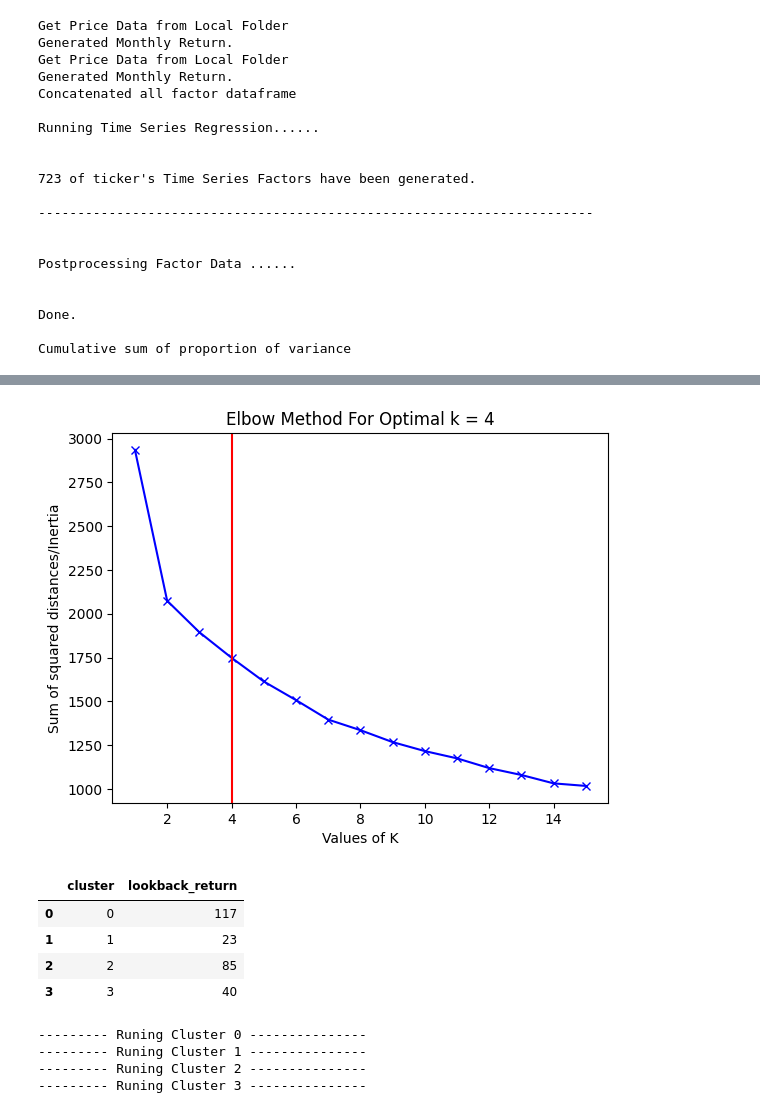
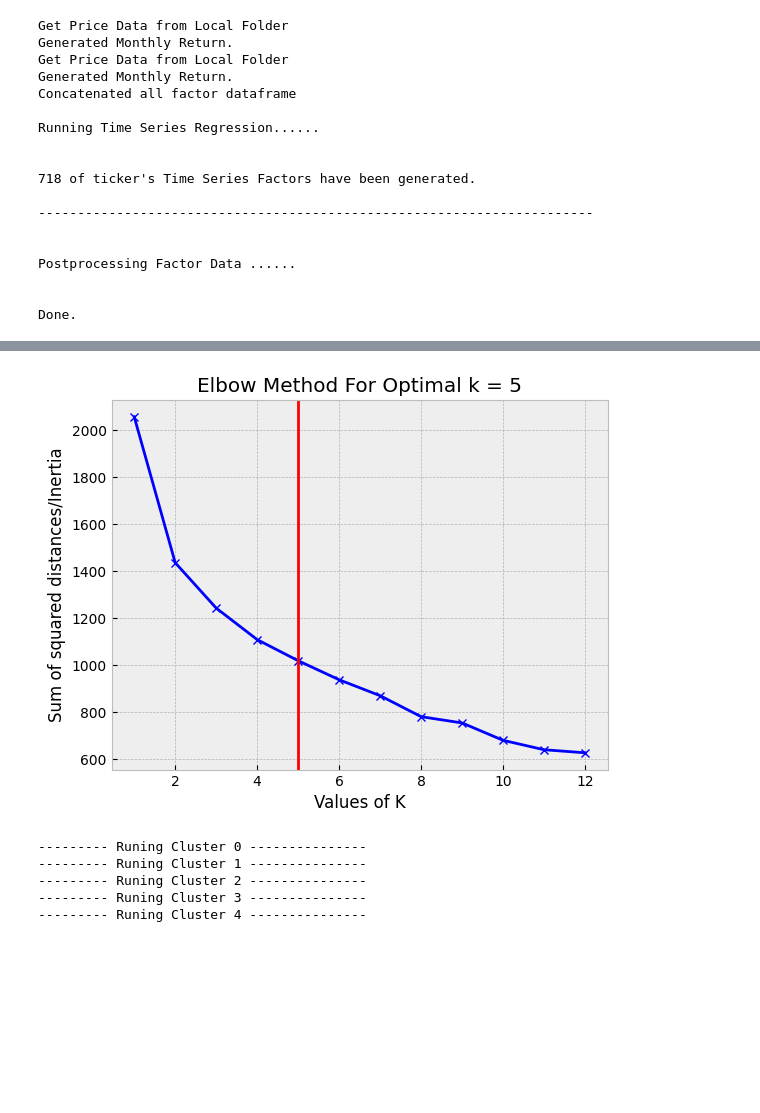
Before and after one commit to kevinyeungkevinyeung/factor_based_pairs_trading, a Jupyter notebook: main.ipynb, the cells around one changed output, grey strips where cells are left out. Cells and saved outputs as stored; diff of their text form; code cells hidden in the pictures; blank space fills up the shorter version.

```diff
--- a/main.ipynb
+++ b/main.ipynb
@@ -15,14 +15,21 @@ from factor_model import FactorModel
 from pca import PCA
 from clustering import Cluster
 from find_pairs import PairsTrade
+from allocator import Allocator
+from pma import PMA
+
+
+from matplotlib import style
+import matplotlib.pyplot as plt
+plt.style.use('bmh')
 # %%
-start = "2017-01-01"
-end = "2020-01-01"
+start = "2019-01-01"
+end = "2021-01-01"
 
 display = False
 
 sample_data = PriceData(["all"], start=start, end=end, refresh=False)
-lookback_data = PriceData(["all"], start='2020-01-01', end='2020-02-01',ticker_ref_date="2022-01-01", refresh=False)
+lookback_data = PriceData(["all"], start='2021-01-01', end='2021-03-01',ticker_ref_date="2021-01-01", refresh=False)
 factors = FactorData("all", frequency="m", start=start, end=end)
 
 
@@ -30,9 +37,9 @@ factors = FactorData("all", frequency="m", start=start, end=end)
 _factor_model = FactorModel(
                             sample_data.asset_return,
                             factors.factor_data,
-                            ts_pvalues_threshold=0.5,
-                            factor_hard_cap=15,
-                            coff_std_limit=3
+                            ts_pvalues_threshold=0.1,
+                            factor_hard_cap=20,
+                            coff_std_limit=5
 )
 
 _pca = PCA(_factor_model.clustering_coefficients)
@@ -49,6 +56,7 @@ pairs_trade = PairsTrade(
                          cluster,
                          sample_data,
                          lookback_data,
+                         allocation_date=end,
                          test_percentile=0.4,
                          display=display
                         )
@@ -62,7 +70,7 @@ Concatenated all factor dataframe
 Running Time Series Regression......
 
 
-723 of ticker's Time Series Factors have been generated.
+718 of ticker's Time Series Factors have been generated.
 
 -----------------------------------------------------------------------
 
@@ -71,5 +79,3 @@ Postprocessing Factor Data ......
 
 
 Done.
-
-Cumulative sum of proportion of variance
@@ -78,10 +82,6 @@ Cumulative sum of proportion of variance
-[figure, old version]
+[figure, new version]
-|  | cluster | lookback_return |
-| 0 | 0 | 117 |
-| 1 | 1 | 23 |
-| 2 | 2 | 85 |
-| 3 | 3 | 40 |
 --------- Runing Cluster 0 ---------------
 --------- Runing Cluster 1 ---------------
 --------- Runing Cluster 2 ---------------
 --------- Runing Cluster 3 ---------------
+--------- Runing Cluster 4 ---------------
```
Also changed, not shown: parts of 9 cells of this notebook, 8 other files.
